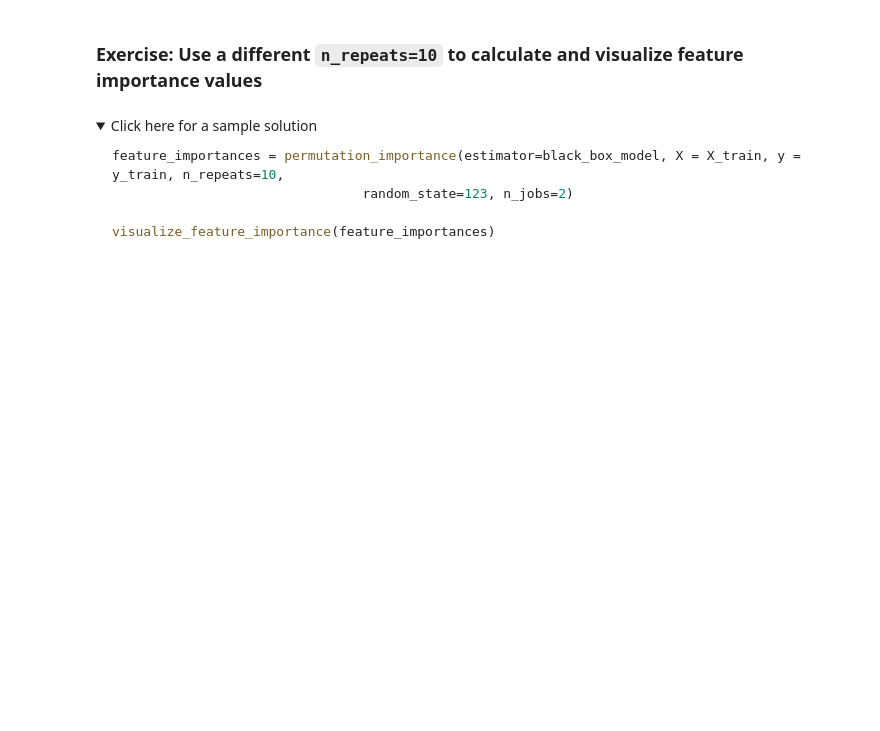
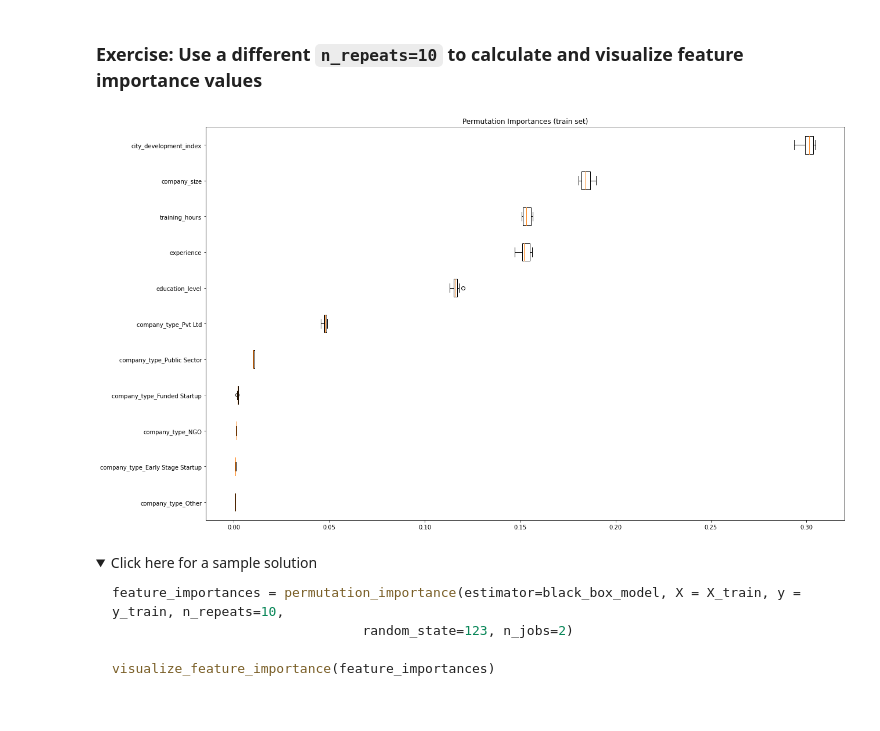
Before and after one commit to iliyaML/ibm-machine-learning, a Jupyter notebook: supervised-learning-classification/lab_jupyter_model-explanations.ipynb, the cells around one changed output. Saved outputs shown, nothing was run; the diff lists cells and outputs as text; code cells hidden in the pictures; folded sections open; blank space fills up the shorter version.

```diff
--- a/supervised-learning-classification/lab_jupyter_model-explanations.ipynb
+++ b/supervised-learning-classification/lab_jupyter_model-explanations.ipynb
@@ -52,8 +57,7 @@ from sklearn.inspection import permutation_importance, plot_partial_dependence
 # %% [markdown]
 Then, let's load the dataset to be used in this lab.
 # %%
-url="https://cf-courses-data.s3.us.cloud-object-storage.appdomain.cloud/IBM-ML201EN-SkillsNetwork/labs/module_4/datasets/hr_new_job_processed.csv"
-job_df=pd.read_csv(url)
+job_df = pd.read_csv("https://cf-courses-data.s3.us.cloud-object-storage.appdomain.cloud/IBM-ML201EN-SkillsNetwork/labs/module_4/datasets/hr_new_job_processed.csv")
 # %%
 job_df.describe()
 # %% [output]
@@ -193,6 +197,12 @@ Now you should see a box plot show ranked feature importances, and we can see th
 # %%
 # Type your answer here
 # Update n_repeats=10 and recalculate and visualize feature importance
+feature_importances = permutation_importance(estimator=black_box_model, X = X_train, y = y_train, n_repeats=10,
+                                random_state=123, n_jobs=2)
+
+visualize_feature_importance(feature_importances)
+# %% [output]
+[figure, added]
 # %% [markdown]
 <details><summary>Click here for a sample solution</summary>
 
```
Also changed, not shown: parts of 4 cells of this notebook, 1 other file.
